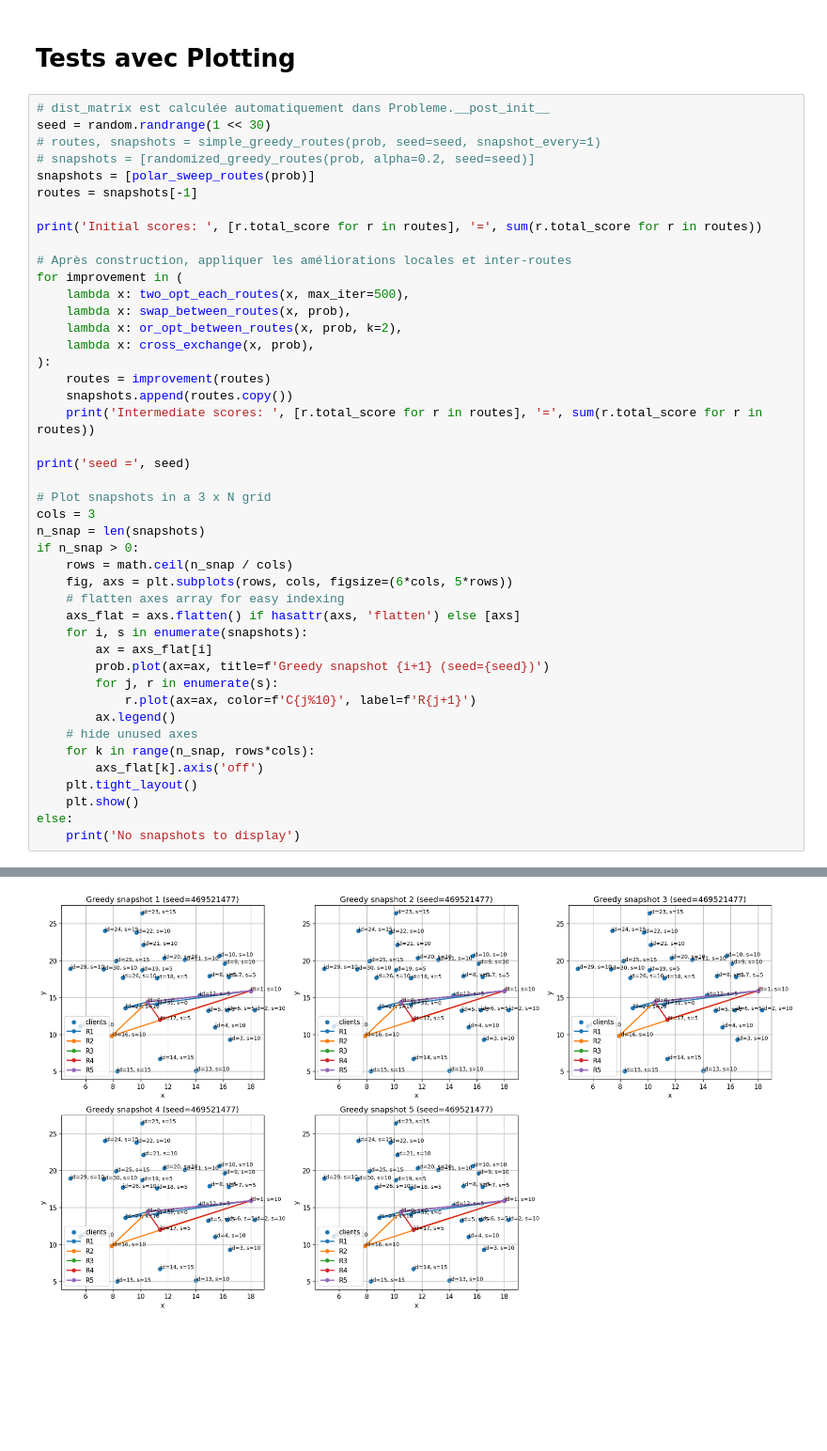
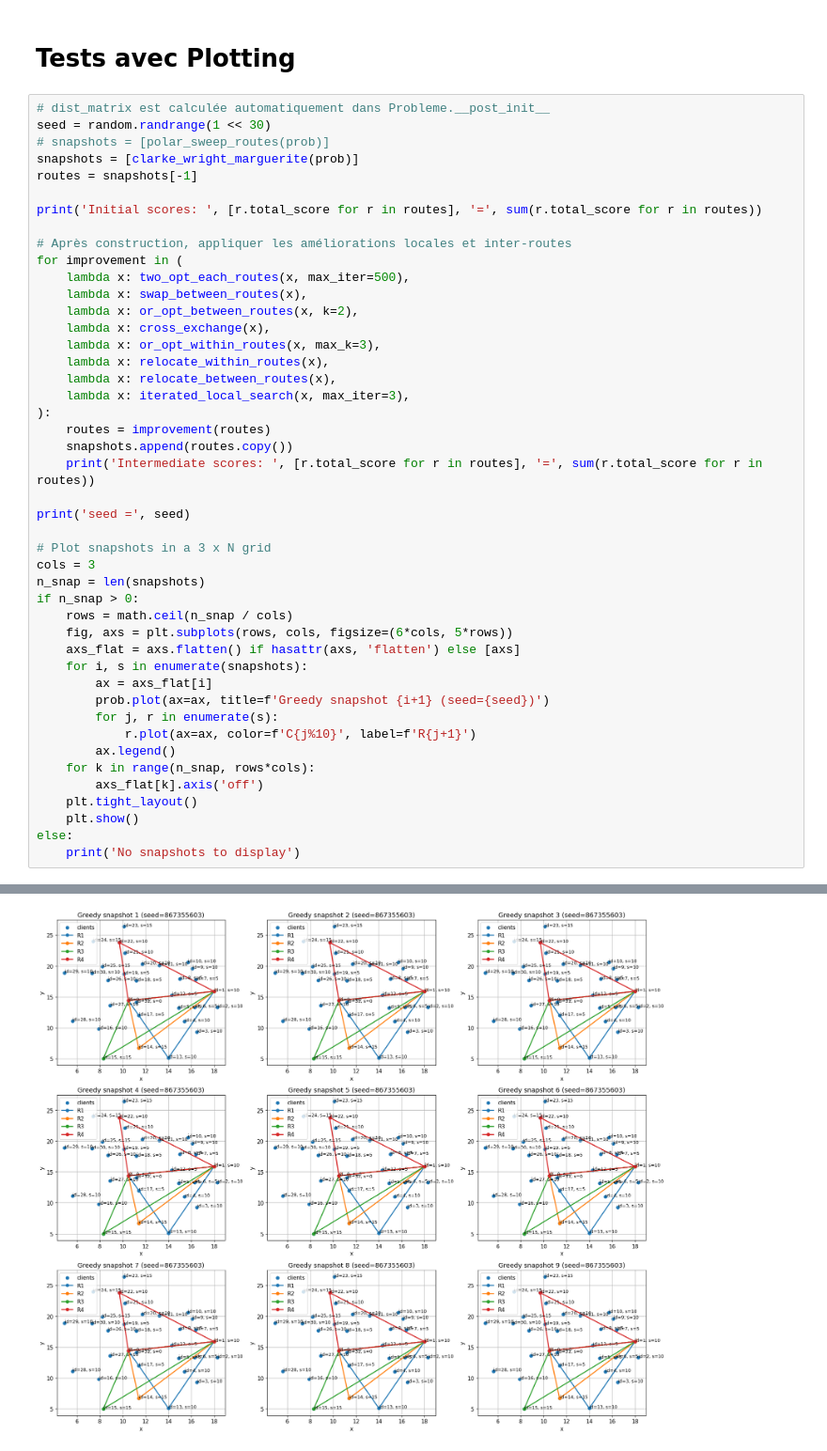
Before and after one commit to Ryustiel/TOP, a Jupyter notebook: main.ipynb, the cells around one changed output, grey strips where cells are left out. Shown at 94% size. Drawn from its saved outputs; the diff is of its cells as text; blank space fills up the shorter version.

Commit message:
more local search

```diff
--- a/main.ipynb
+++ b/main.ipynb
@@ -508,9 +873,8 @@ Répartition des distances: [24.72228152560399, 25.00932859736993, 24.3412942328
 # %%
 # dist_matrix est calculée automatiquement dans Probleme.__post_init__
 seed = random.randrange(1 << 30)
-# routes, snapshots = simple_greedy_routes(prob, seed=seed, snapshot_every=1)
-# snapshots = [randomized_greedy_routes(prob, alpha=0.2, seed=seed)]
-snapshots = [polar_sweep_routes(prob)]
+# snapshots = [polar_sweep_routes(prob)]
+snapshots = [clarke_wright_marguerite(prob)]
 routes = snapshots[-1]
 
 print('Initial scores: ', [r.total_score for r in routes], '=', sum(r.total_score for r in routes))
@@ -518,9 +882,13 @@ print('Initial scores: ', [r.total_score for r in routes], '=', sum(r.total_scor
 # Après construction, appliquer les améliorations locales et inter-routes
 for improvement in (
     lambda x: two_opt_each_routes(x, max_iter=500),
-    lambda x: swap_between_routes(x, prob),
-    lambda x: or_opt_between_routes(x, prob, k=2),
-    lambda x: cross_exchange(x, prob),
+    lambda x: swap_between_routes(x),
+    lambda x: or_opt_between_routes(x, k=2),
+    lambda x: cross_exchange(x),
+    lambda x: or_opt_within_routes(x, max_k=3),
+    lambda x: relocate_within_routes(x),
+    lambda x: relocate_between_routes(x),
+    lambda x: iterated_local_search(x, max_iter=3),
 ):
     routes = improvement(routes)
     snapshots.append(routes.copy())
@@ -534,7 +902,6 @@ n_snap = len(snapshots)
 if n_snap > 0:
     rows = math.ceil(n_snap / cols)
     fig, axs = plt.subplots(rows, cols, figsize=(6*cols, 5*rows))
-    # flatten axes array for easy indexing
     axs_flat = axs.flatten() if hasattr(axs, 'flatten') else [axs]
     for i, s in enumerate(snapshots):
         ax = axs_flat[i]
@@ -542,7 +909,6 @@ if n_snap > 0:
         for j, r in enumerate(s):
             r.plot(ax=ax, color=f'C{j%10}', label=f'R{j+1}')
         ax.legend()
-    # hide unused axes
     for k in range(n_snap, rows*cols):
         axs_flat[k].axis('off')
     plt.tight_layout()
@@ -559 +929 @@ seed = 469521477
-[figure, old version]
+[figure, new version]
```
Also changed, not shown: parts of 8 cells of this notebook, 2 other files.
